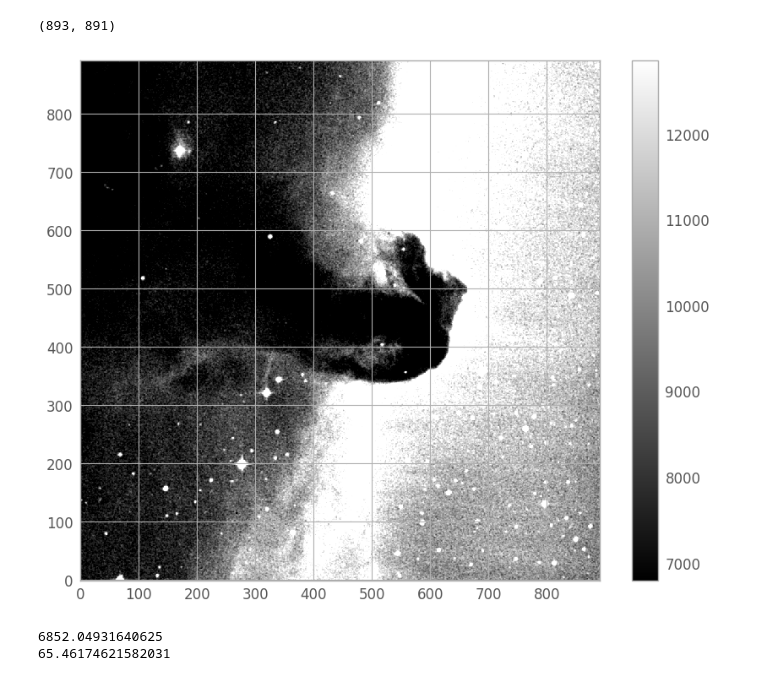
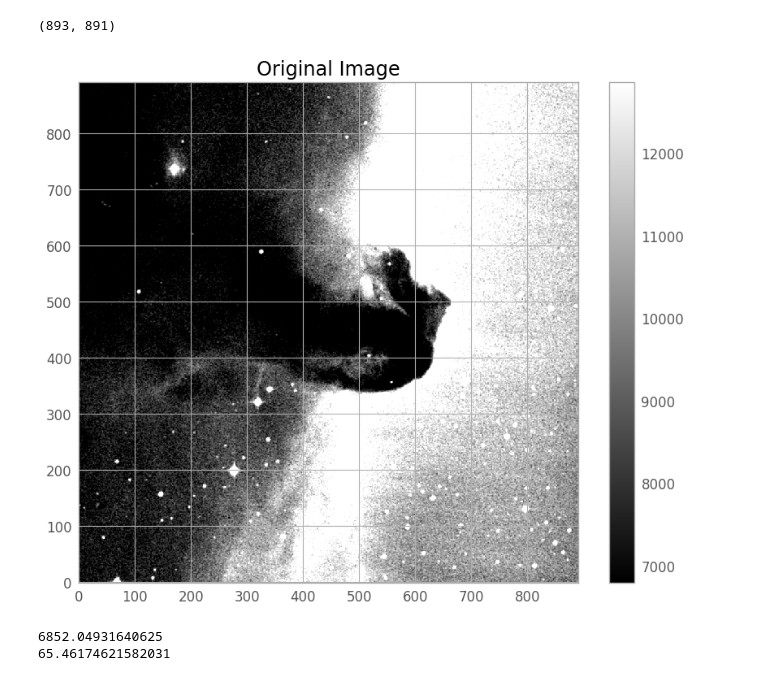
Before and after one commit to krannberry/astr-19, a Jupyter notebook: Final_Part_1.ipynb, the cells around one changed output. Cells and saved outputs as stored; diff of their text form; code cells hidden in the pictures.

```diff
--- a/Final_Part_1.ipynb
+++ b/Final_Part_1.ipynb
@@ -51,12 +51,14 @@ print(data.shape)
 (893, 891)
 # %%
 plt.figure()
-# show the image
+# show and save the image
+plt.title('Original Image')
+plt.savefig('original_image.png')  # Save the figure
 m, s = np.mean(data), np.std(data)
 plt.imshow(data, interpolation='nearest', cmap='gray', vmin=m-s, vmax=m+s, origin='lower')
 plt.colorbar();
 # %% [output]
-[figure, old version]
+[figure, new version]
 # %%
 # Measure a spatially varying background
 bkg = sep.Background(image_data)
```
Also changed, not shown: parts of 3 cells of this notebook.
